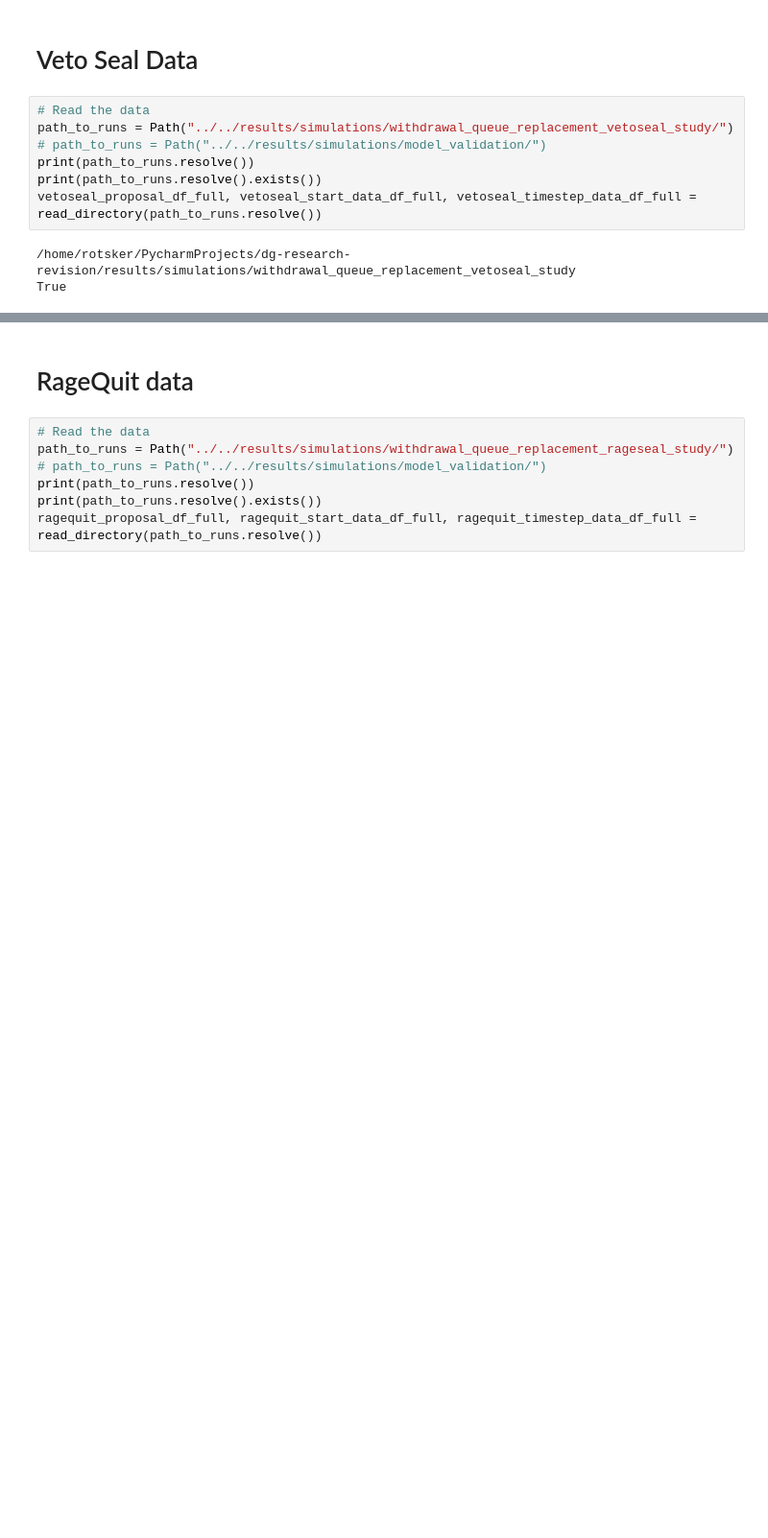
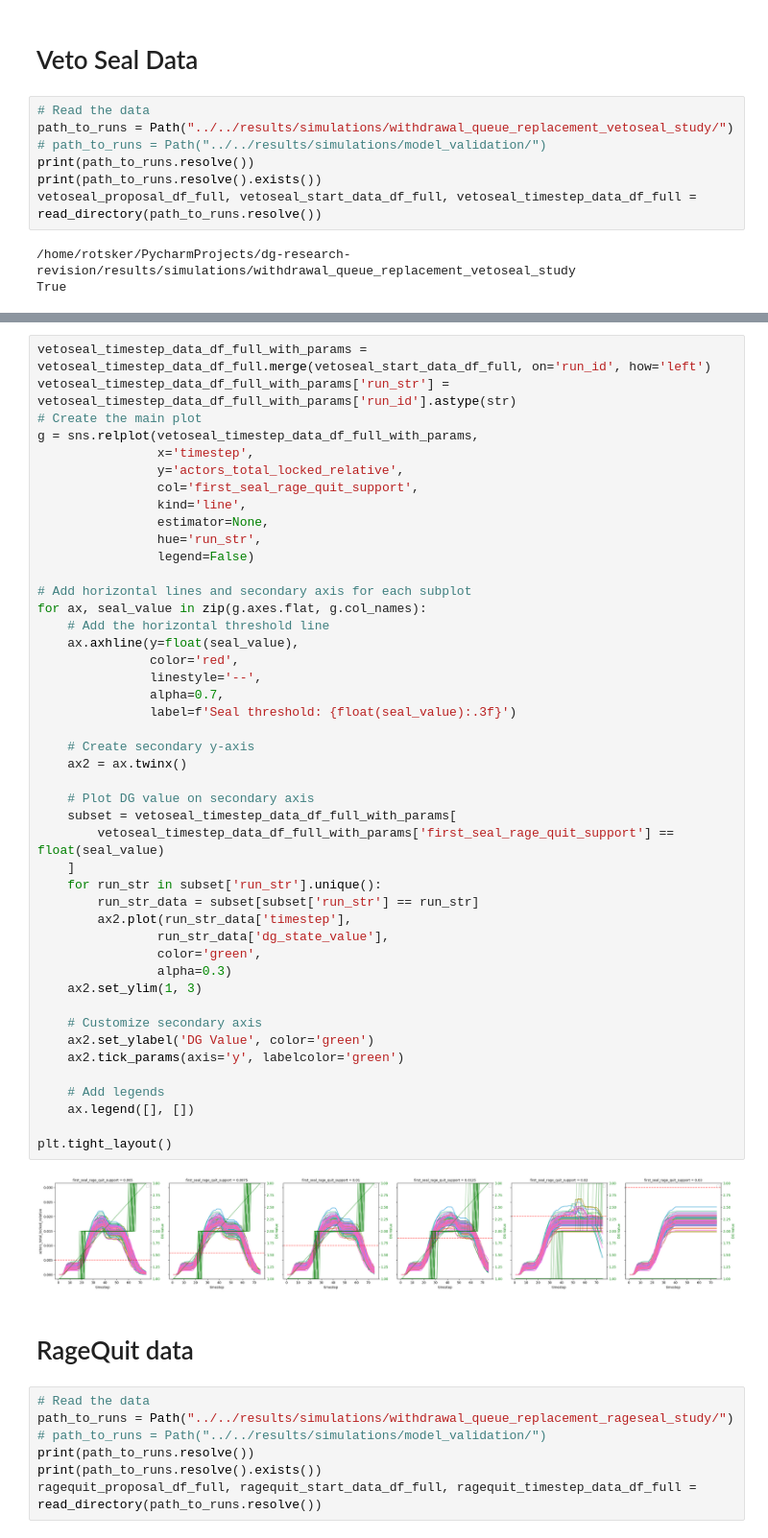
Before and after one commit to collectif-dao/dg-research, a Jupyter notebook: experiments/notebooks/clean_notebook_seal_study.ipynb, the cells around one changed output, grey strips where cells are left out. Shown: that part at 96% size. Drawn from its saved outputs; the diff is of its cells as text; blank space fills up the shorter version.

```diff
--- a/experiments/notebooks/clean_notebook_seal_study.ipynb
+++ b/experiments/notebooks/clean_notebook_seal_study.ipynb
@@ -149,5 +150,52 @@ Veto statistics by seal parameters:
 | 0.0200 | 0.05 | 16.666667 | 37.437500 | 38.0 | ... |
 | 0.0300 | 0.05 | 0.000000 | NaN | NaN | ... |
+# %%
+vetoseal_timestep_data_df_full_with_params = vetoseal_timestep_data_df_full.merge(vetoseal_start_data_df_full, on='run_id', how='left')
+vetoseal_timestep_data_df_full_with_params['run_str'] = vetoseal_timestep_data_df_full_with_params['run_id'].astype(str)
+# Create the main plot
+g = sns.relplot(vetoseal_timestep_data_df_full_with_params,
+                x='timestep',
+                y='actors_total_locked_relative',
+                col='first_seal_rage_quit_support',
+                kind='line',
+                estimator=None,
+                hue='run_str',
+                legend=False)
+
+# Add horizontal lines and secondary axis for each subplot
+for ax, seal_value in zip(g.axes.flat, g.col_names):
+    # Add the horizontal threshold line
+    ax.axhline(y=float(seal_value),
+               color='red',
+               linestyle='--',
+               alpha=0.7,
+               label=f'Seal threshold: {float(seal_value):.3f}')
+
+    # Create secondary y-axis
+    ax2 = ax.twinx()
+
+    # Plot DG value on secondary axis
+    subset = vetoseal_timestep_data_df_full_with_params[
+        vetoseal_timestep_data_df_full_with_params['first_seal_rage_quit_support'] == float(seal_value)
+    ]
+    for run_str in subset['run_str'].unique():
+        run_str_data = subset[subset['run_str'] == run_str]
+        ax2.plot(run_str_data['timestep'],
+                run_str_data['dg_state_value'],
+                color='green',
+                alpha=0.3)
+    ax2.set_ylim(1, 3)
+
+    # Customize secondary axis
+    ax2.set_ylabel('DG Value', color='green')
+    ax2.tick_params(axis='y', labelcolor='green')
+
+    # Add legends
+    ax.legend([], [])
+
+plt.tight_layout()
+# %% [output]
+[figure, added]
 # %% [markdown]
 # RageQuit data
 # %%
```
Also changed, not shown: parts of 3 cells of this notebook.
